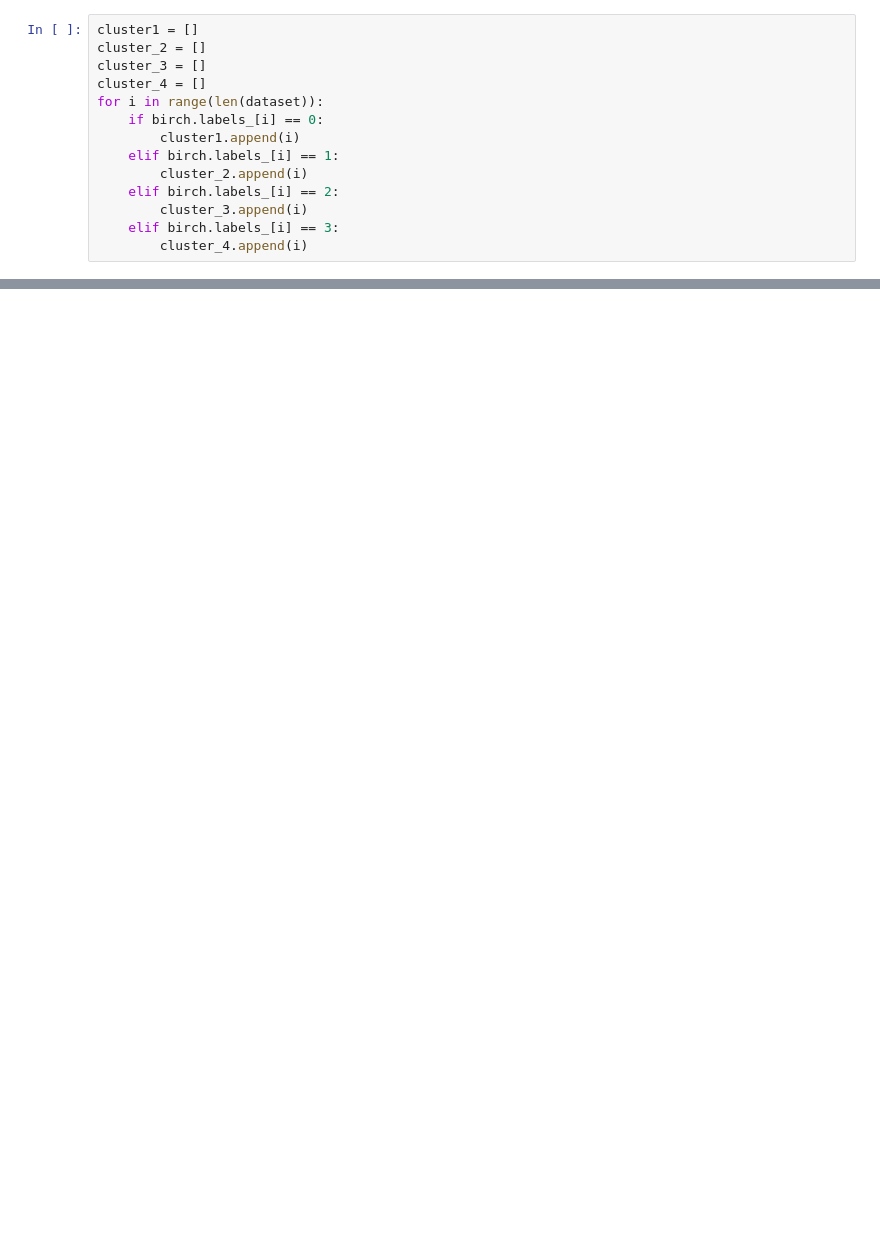
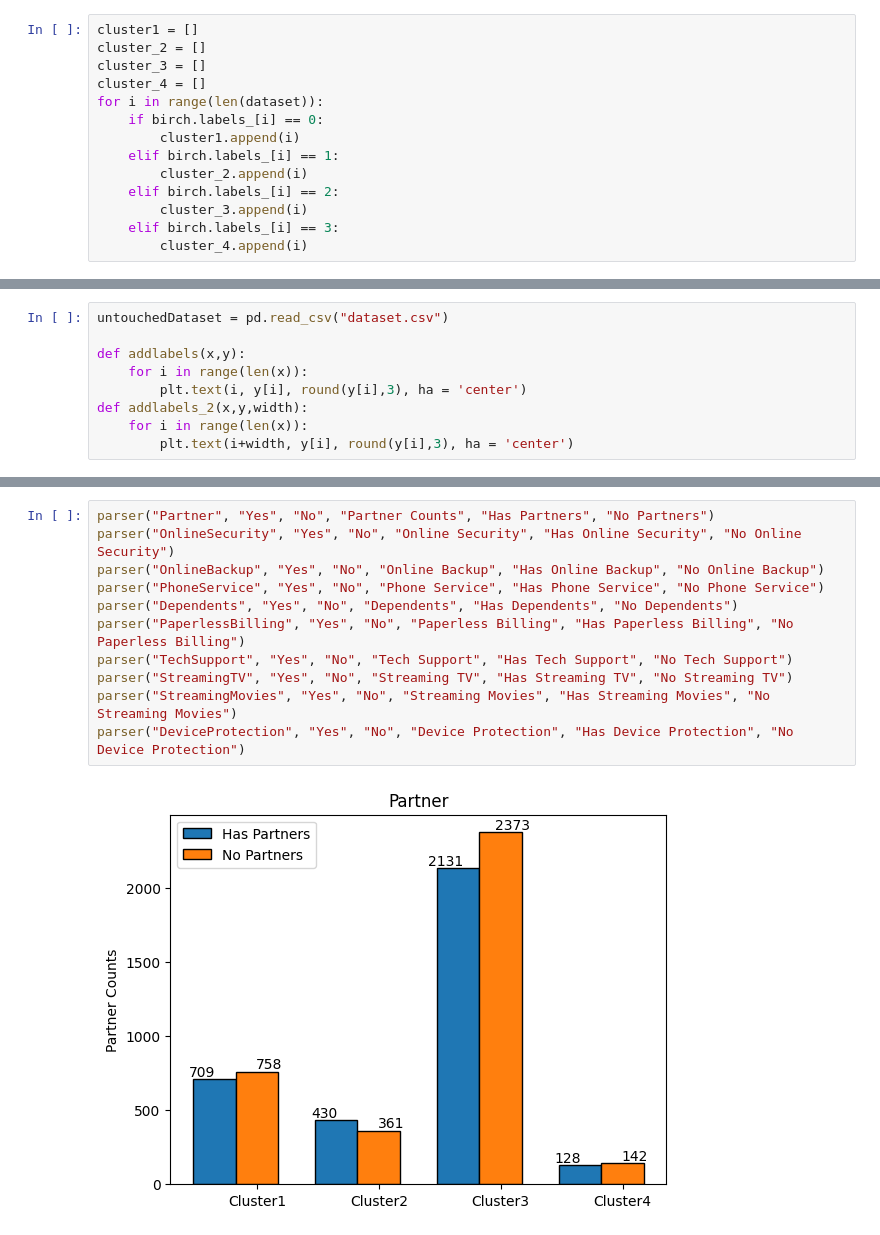
Before and after one commit to WaterArchery/DataChanger, a Jupyter notebook: dataparser-python/Birch.ipynb, the cells around one changed output, grey strips where cells are left out. Cells and saved outputs as stored; diff of their text form; blank space fills up the shorter version.

```diff
--- a/dataparser-python/Birch.ipynb
+++ b/dataparser-python/Birch.ipynb
@@ -272,0 +273,9 @@ with open('Processed_dataset.csv', 'r') as f:
+# %%
+untouchedDataset = pd.read_csv("dataset.csv")
+
+def addlabels(x,y):
+    for i in range(len(x)):
+        plt.text(i, y[i], round(y[i],3), ha = 'center')
+def addlabels_2(x,y,width):
+    for i in range(len(x)):
+        plt.text(i+width, y[i], round(y[i],3), ha = 'center')
@@ -272,0 +350,13 @@ with open('Processed_dataset.csv', 'r') as f:
+# %%
+parser("Partner", "Yes", "No", "Partner Counts", "Has Partners", "No Partners")
+parser("OnlineSecurity", "Yes", "No", "Online Security", "Has Online Security", "No Online Security")
+parser("OnlineBackup", "Yes", "No", "Online Backup", "Has Online Backup", "No Online Backup")
+parser("PhoneService", "Yes", "No", "Phone Service", "Has Phone Service", "No Phone Service")
+parser("Dependents", "Yes", "No", "Dependents", "Has Dependents", "No Dependents")
+parser("PaperlessBilling", "Yes", "No", "Paperless Billing", "Has Paperless Billing", "No Paperless Billing")
+parser("TechSupport", "Yes", "No", "Tech Support", "Has Tech Support", "No Tech Support")
+parser("StreamingTV", "Yes", "No", "Streaming TV", "Has Streaming TV", "No Streaming TV")
+parser("StreamingMovies", "Yes", "No", "Streaming Movies", "Has Streaming Movies", "No Streaming Movies")
+parser("DeviceProtection", "Yes", "No", "Device Protection", "Has Device Protection", "No Device Protection")
+# %% [output]
+[figure, added]
```
Also changed, not shown: parts of 14 cells of this notebook, 1 other file.
